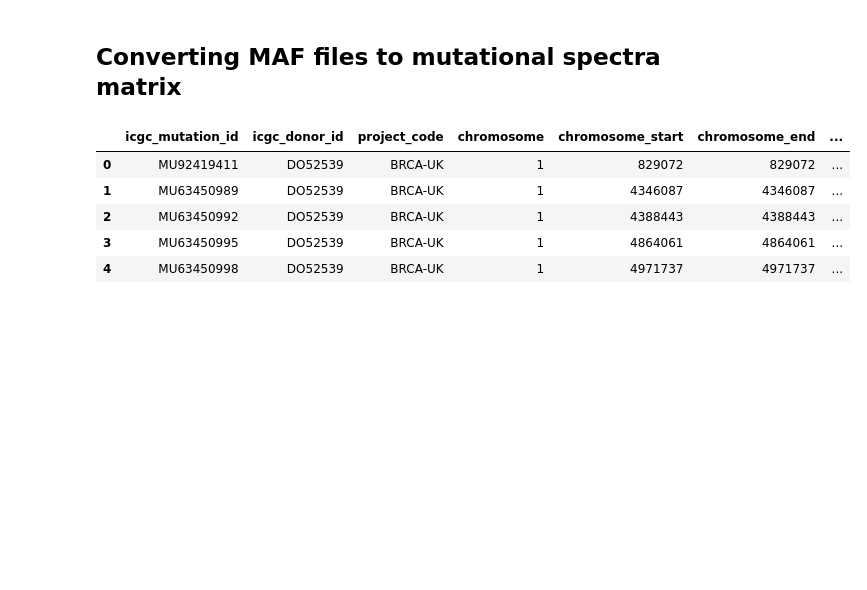
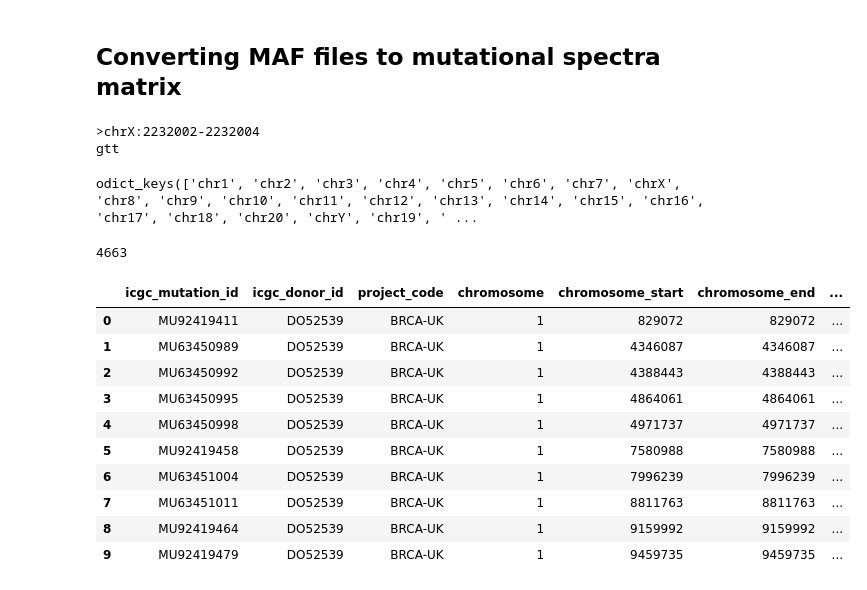
Before and after one commit to jeyabbalas/mutational-signatures-data, a Jupyter notebook: notebooks/Processing ICGC Data.ipynb, the cells around one changed output. Drawn from its saved outputs; the diff is of its cells as text; code cells hidden in the pictures; blank space fills up the shorter version.

```diff
--- a/notebooks/Processing ICGC Data.ipynb
+++ b/notebooks/Processing ICGC Data.ipynb
@@ -214,11 +264,34 @@ def convert_mafs_to_sbs_mutational_spectra(dir_mafs: Path):
+# %%
+temp["chrX"][2232001:2232004]
+# %% [output]
+>chrX:2232002-2232004
+gtt
+# %%
+temp.keys()
+# %% [output]
+odict_keys(['chr1', 'chr2', 'chr3', 'chr4', 'chr5', 'chr6', 'chr7', 'chrX', 'chr8', 'chr9', 'chr10', 'chr11', 'chr12', 'chr13', 'chr14', 'chr15', 'chr16', 'chr17', 'chr18', 'chr20', 'chrY', 'chr19', ' ...
 # %%
 data = pd.read_csv(dir_data / "WGS_MAF/BRCA-UK/DO52539", sep="\t")
 # %%
-data.loc[data["mutation_type"] == "single base substitution"].reset_index(drop=True).head()
+temp = data.loc[data["mutation_type"] == "single base substitution"].reset_index(drop=True)
-# %% [output]
-|  | icgc_mutation_id | icgc_donor_id | project_code | chromosome | chromosome_start | chromosome_end | ... |
-| 0 | MU92419411 | DO52539 | BRCA-UK | 1 | 829072 | 829072 | ... |
-| 1 | MU63450989 | DO52539 | BRCA-UK | 1 | 4346087 | 4346087 | ... |
-| 2 | MU63450992 | DO52539 | BRCA-UK | 1 | 4388443 | 4388443 | ... |
-| 3 | MU63450995 | DO52539 | BRCA-UK | 1 | 4864061 | 4864061 | ... |
-| 4 | MU63450998 | DO52539 | BRCA-UK | 1 | 4971737 | 4971737 | ... |
+# %%
+count = 0
+for _, row in temp.iterrows():
+    count+=1
+print(count)
+# %% [output]
+4663
+# %%
+temp.head(10)
+# %% [output]
+|  | icgc_mutation_id | icgc_donor_id | project_code | chromosome | chromosome_start | chromosome_end | ... |
+| 0 | MU92419411 | DO52539 | BRCA-UK | 1 | 829072 | 829072 | ... |
+| 1 | MU63450989 | DO52539 | BRCA-UK | 1 | 4346087 | 4346087 | ... |
+| 2 | MU63450992 | DO52539 | BRCA-UK | 1 | 4388443 | 4388443 | ... |
+| 3 | MU63450995 | DO52539 | BRCA-UK | 1 | 4864061 | 4864061 | ... |
+| 4 | MU63450998 | DO52539 | BRCA-UK | 1 | 4971737 | 4971737 | ... |
+| 5 | MU92419458 | DO52539 | BRCA-UK | 1 | 7580988 | 7580988 | ... |
+| 6 | MU63451004 | DO52539 | BRCA-UK | 1 | 7996239 | 7996239 | ... |
+| 7 | MU63451011 | DO52539 | BRCA-UK | 1 | 8811763 | 8811763 | ... |
+| 8 | MU92419464 | DO52539 | BRCA-UK | 1 | 9159992 | 9159992 | ... |
+| 9 | MU92419479 | DO52539 | BRCA-UK | 1 | 9459735 | 9459735 | ... |
```
Also changed, not shown: parts of 10 cells of this notebook, 3 other files.
